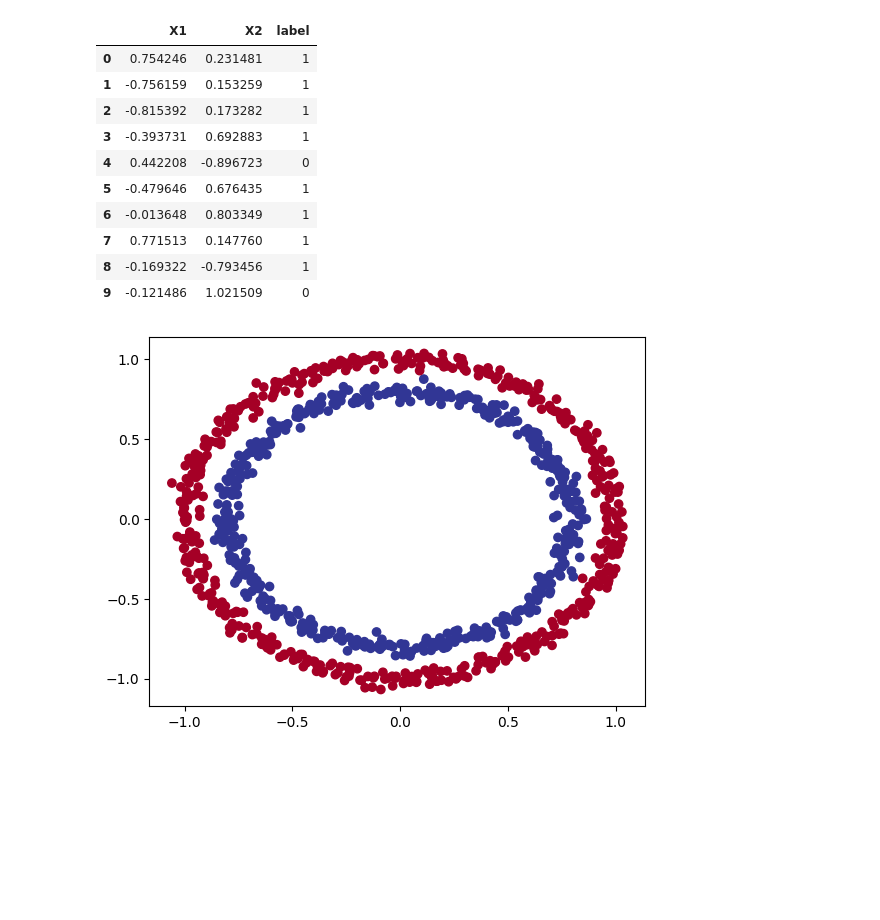
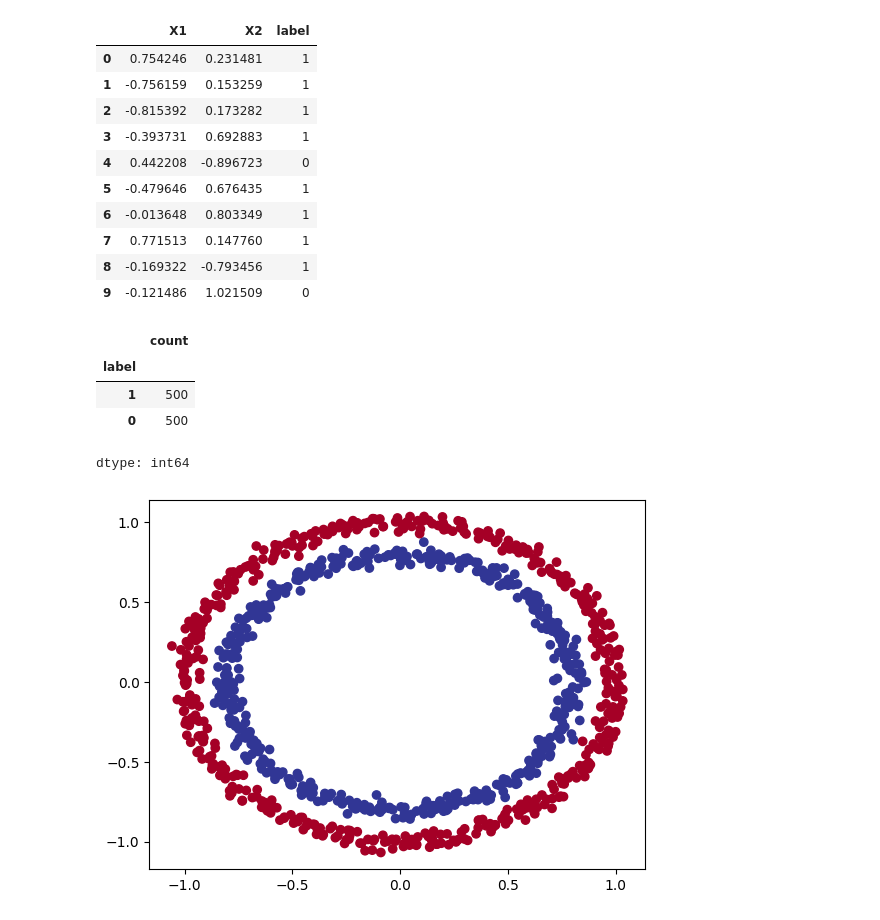
Before and after one commit to DinoKiller0607/My_Pytorch_Notes, a Jupyter notebook: 02_pytorch_classification.ipynb, the cells around one changed output. Cells and saved outputs as stored; diff of their text form; code cells hidden in the pictures; blank space fills up the shorter version.

```diff
--- a/02_pytorch_classification.ipynb
+++ b/02_pytorch_classification.ipynb
@@ -52,6 +52,14 @@ circles.head(10)
 | 7 | 0.771513 | 0.147760 | 1 |
 | 8 | -0.169322 | -0.793456 | 1 |
 | 9 | -0.121486 | 1.021509 | 0 |
+# %%
+circles.label.value_counts()
+# %% [output]
+|  | count |
+| label |  |
+| 1 | 500 |
+| 0 | 500 |
+dtype: int64
 # %%
 # Visualize, Visualize, Visualize
 import matplotlib.pyplot as plt
```
Also changed, not shown: parts of 16 cells of this notebook.
